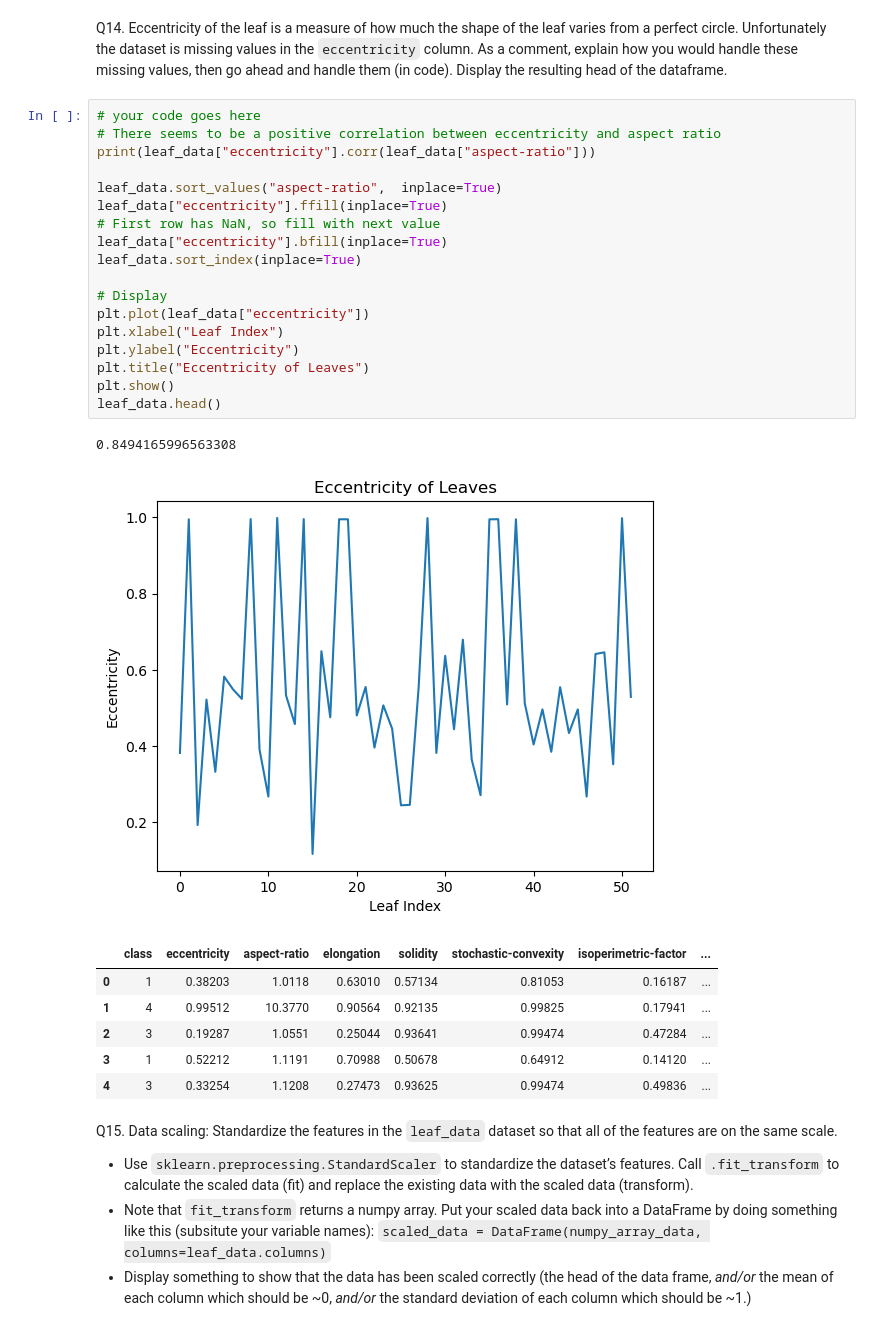
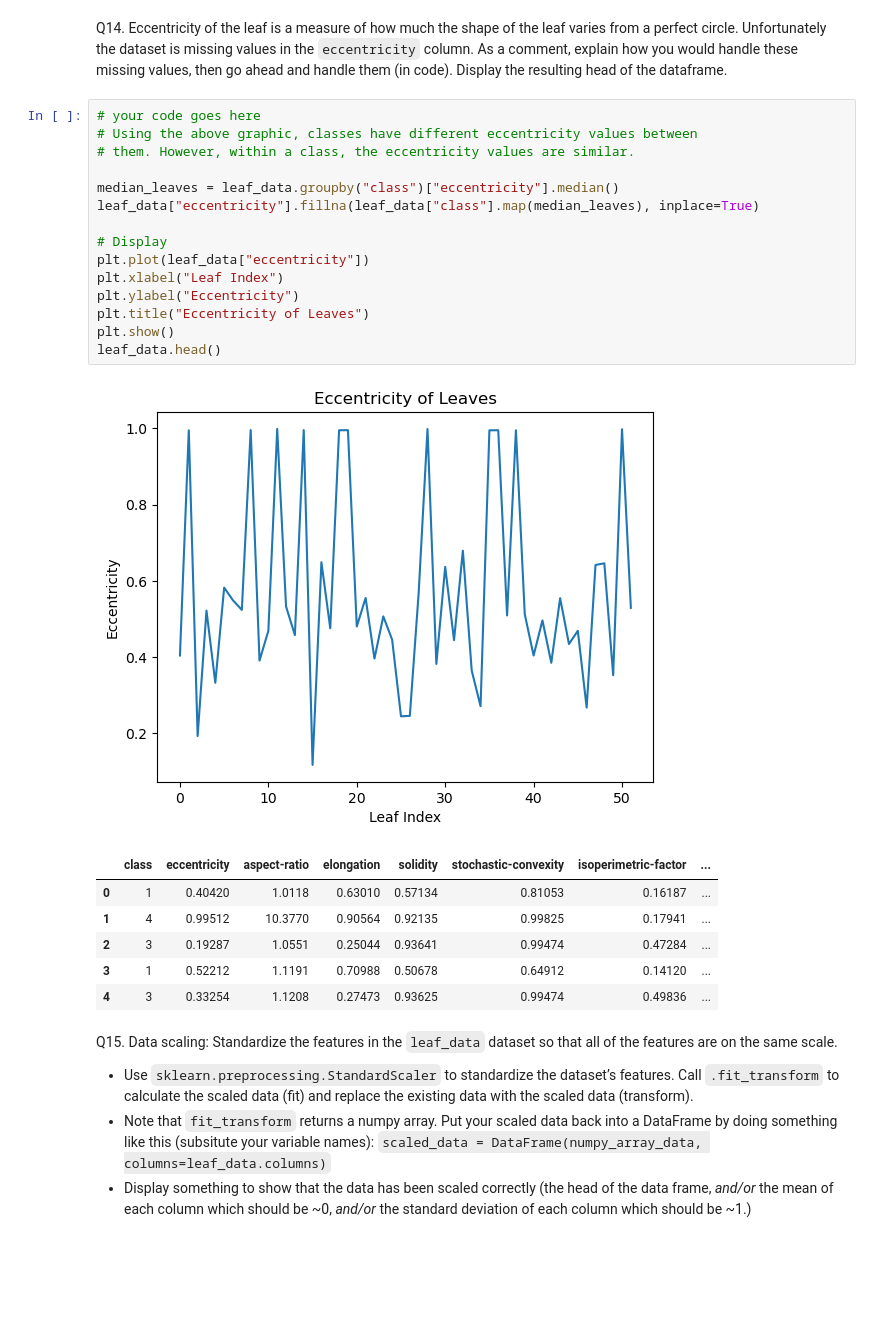
Before and after one commit to IanC04/CS363M, a Jupyter notebook: Assignments/Assignment 1/Assignment_1.ipynb, the cells around one changed output. Cells and saved outputs as stored; diff of their text form; blank space fills up the shorter version.

```diff
--- a/Assignments/Assignment 1/Assignment_1.ipynb
+++ b/Assignments/Assignment 1/Assignment_1.ipynb
@@ -302,27 +328,23 @@ leaf_data = pd.read_csv("leaf.csv")
 Q14. Eccentricity of the leaf is a measure of how much the shape of the leaf varies from a perfect circle. Unfortunately the dataset is missing values in the `eccentricity` column. As a comment, explain how you would handle these missing values, then go ahead and handle them (in code). Display the resulting head of the dataframe.
 # %%
 # your code goes here
-# There seems to be a positive correlation between eccentricity and aspect ratio
-print(leaf_data["eccentricity"].corr(leaf_data["aspect-ratio"]))
+# Using the above graphic, classes have different eccentricity values between
+# them. However, within a class, the eccentricity values are similar.
 
-leaf_data.sort_values("aspect-ratio",  inplace=True)
-leaf_data["eccentricity"].ffill(inplace=True)
-# First row has NaN, so fill with next value
-leaf_data["eccentricity"].bfill(inplace=True)
-leaf_data.sort_index(inplace=True)
+median_leaves = leaf_data.groupby("class")["eccentricity"].median()
+leaf_data["eccentricity"].fillna(leaf_data["class"].map(median_leaves), inplace=True)
 
 # Display
 plt.plot(leaf_data["eccentricity"])
 plt.xlabel("Leaf Index")
 plt.ylabel("Eccentricity")
 plt.title("Eccentricity of Leaves")
 plt.show()
 leaf_data.head()
 # %% [output]
-0.8494165996563308
-[figure, old version]
+[figure, new version]
 |  | class | eccentricity | aspect-ratio | elongation | solidity | stochastic-convexity | isoperimetric-factor | ... |
-| 0 | 1 | 0.38203 | 1.0118 | 0.63010 | 0.57134 | 0.81053 | 0.16187 | ... |
+| 0 | 1 | 0.40420 | 1.0118 | 0.63010 | 0.57134 | 0.81053 | 0.16187 | ... |
 | 1 | 4 | 0.99512 | 10.3770 | 0.90564 | 0.92135 | 0.99825 | 0.17941 | ... |
 | 2 | 3 | 0.19287 | 1.0551 | 0.25044 | 0.93641 | 0.99474 | 0.47284 | ... |
 | 3 | 1 | 0.52212 | 1.1191 | 0.70988 | 0.50678 | 0.64912 | 0.14120 | ... |
```
Also changed, not shown: parts of 7 cells of this notebook.
